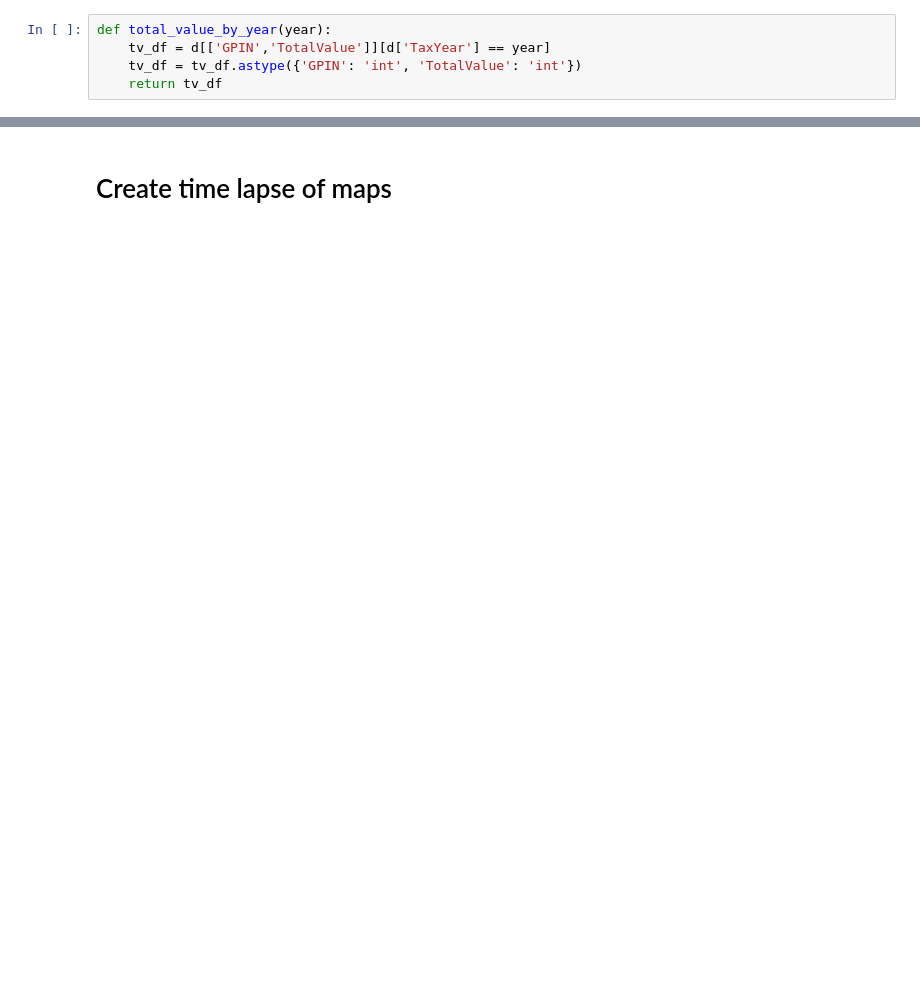
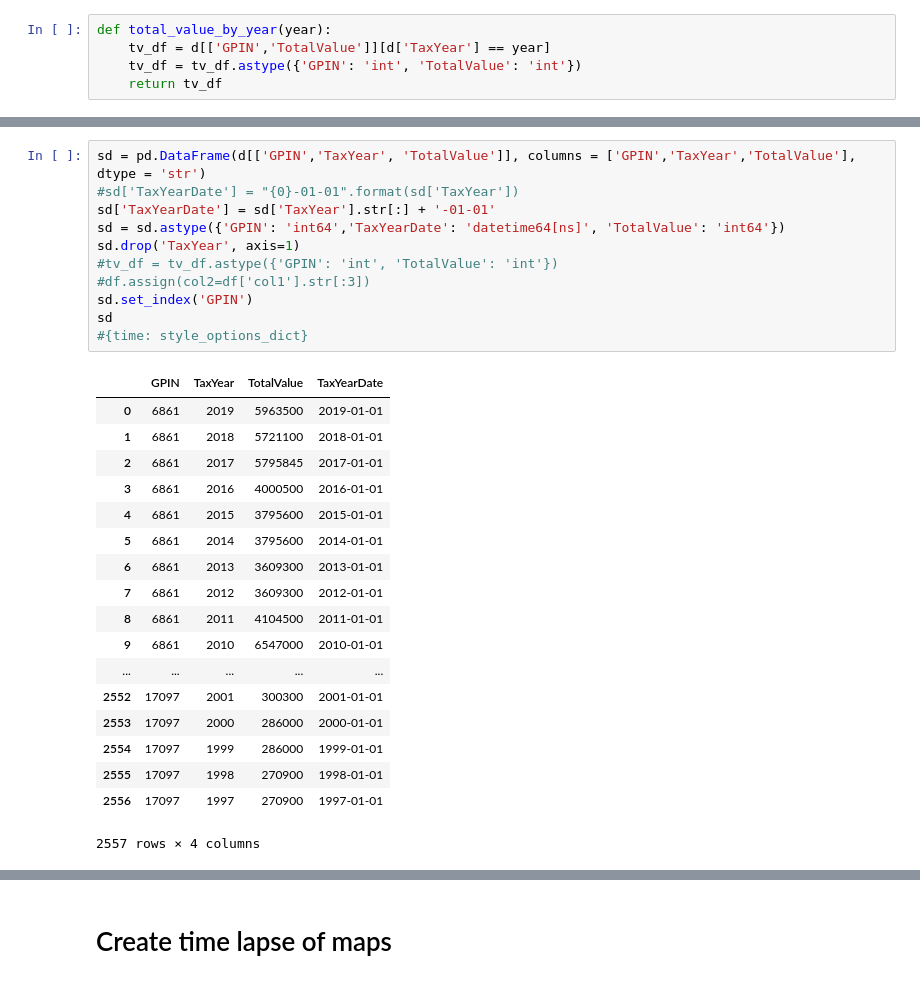
Before and after one commit to strmwtr/downtown_assessments, a Jupyter notebook: Downtown Assessments.ipynb, the cells around one changed output, grey strips where cells are left out. Saved outputs shown, nothing was run; the diff lists cells and outputs as text; blank space fills up the shorter version.

Commit message:
Got TaxYear to TaxYearDate as datetime64[ns], failing on JSON serialization

```diff
--- a/Downtown Assessments.ipynb
+++ b/Downtown Assessments.ipynb
@@ -201,3 +212,33 @@ def map_assessed_val_by_year(year):
 map_assessed_val_by_year(2019)
 # %% [output]
 [interactive output not drawn]
+# %%
+sd = pd.DataFrame(d[['GPIN','TaxYear', 'TotalValue']], columns = ['GPIN','TaxYear','TotalValue'], dtype = 'str')
+#sd['TaxYearDate'] = "{0}-01-01".format(sd['TaxYear'])
+sd['TaxYearDate'] = sd['TaxYear'].str[:] + '-01-01'
+sd = sd.astype({'GPIN': 'int64','TaxYearDate': 'datetime64[ns]', 'TotalValue': 'int64'})
+sd.drop('TaxYear', axis=1)
+#tv_df = tv_df.astype({'GPIN': 'int', 'TotalValue': 'int'})
+#df.assign(col2=df['col1'].str[:3])
+sd.set_index('GPIN')
+sd
+#{time: style_options_dict}
+# %% [output]
+|  | GPIN | TaxYear | TotalValue | TaxYearDate |
+| 0 | 6861 | 2019 | 5963500 | 2019-01-01 |
+| 1 | 6861 | 2018 | 5721100 | 2018-01-01 |
+| 2 | 6861 | 2017 | 5795845 | 2017-01-01 |
+| 3 | 6861 | 2016 | 4000500 | 2016-01-01 |
+| 4 | 6861 | 2015 | 3795600 | 2015-01-01 |
+| 5 | 6861 | 2014 | 3795600 | 2014-01-01 |
+| 6 | 6861 | 2013 | 3609300 | 2013-01-01 |
+| 7 | 6861 | 2012 | 3609300 | 2012-01-01 |
+| 8 | 6861 | 2011 | 4104500 | 2011-01-01 |
+| 9 | 6861 | 2010 | 6547000 | 2010-01-01 |
+| ... | ... | ... | ... | ... |
+| 2552 | 17097 | 2001 | 300300 | 2001-01-01 |
+| 2553 | 17097 | 2000 | 286000 | 2000-01-01 |
+| 2554 | 17097 | 1999 | 286000 | 1999-01-01 |
+| 2555 | 17097 | 1998 | 270900 | 1998-01-01 |
+| 2556 | 17097 | 1997 | 270900 | 1997-01-01 |
+2557 rows × 4 columns
```
Also changed, not shown: parts of 7 cells of this notebook, 1 other file.
